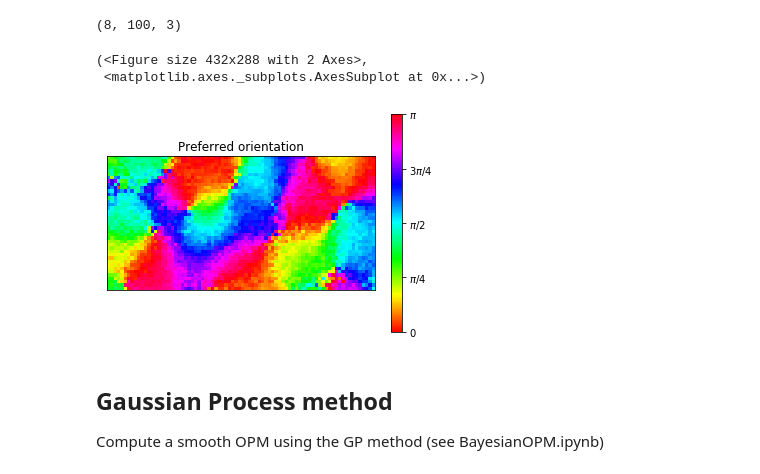
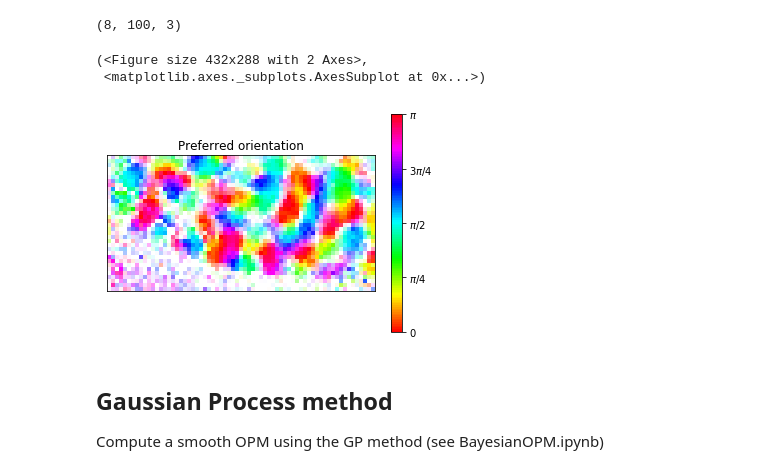
Before and after one commit to mackelab/gp-maps-python, a Jupyter notebook: FerretData.ipynb, the cells around one changed output. Cells and saved outputs as stored; diff of their text form; code cells hidden in the pictures.

```diff
--- a/FerretData.ipynb
+++ b/FerretData.ipynb
@@ -51,12 +51,12 @@ V.shape
 # %%
 m = calculate_map(R, V)
 m_hat = m[0] + 1j * m[1]
-# %%
-plot_opm(m_hat)
-# %% [output]
-(<Figure size 432x288 with 2 Axes>,
- <matplotlib.axes._subplots.AxesSubplot at 0x...>)
-[figure, removed]
+# %%
+plot_opm(m_hat, pinwheels=False, shade=True, rmax=80)
+# %% [output]
+(<Figure size 432x288 with 2 Axes>,
+ <matplotlib.axes._subplots.AxesSubplot at 0x...>)
+[figure, added]
 # %% [markdown]
 ## Gaussian Process method
 Compute a smooth OPM using the GP method (see BayesianOPM.ipynb)
```
Also changed, not shown: parts of 14 cells of this notebook, 5 other files.
